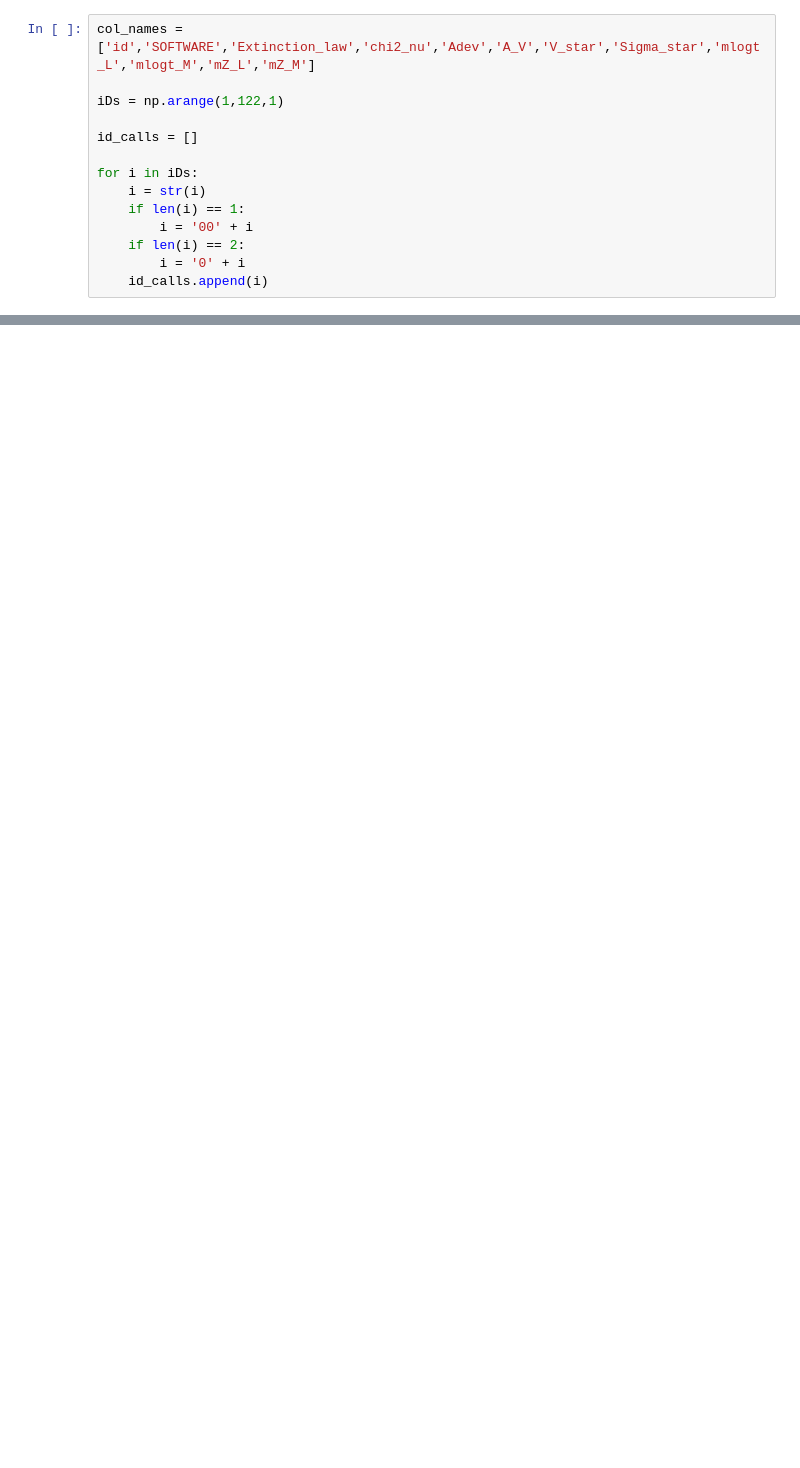
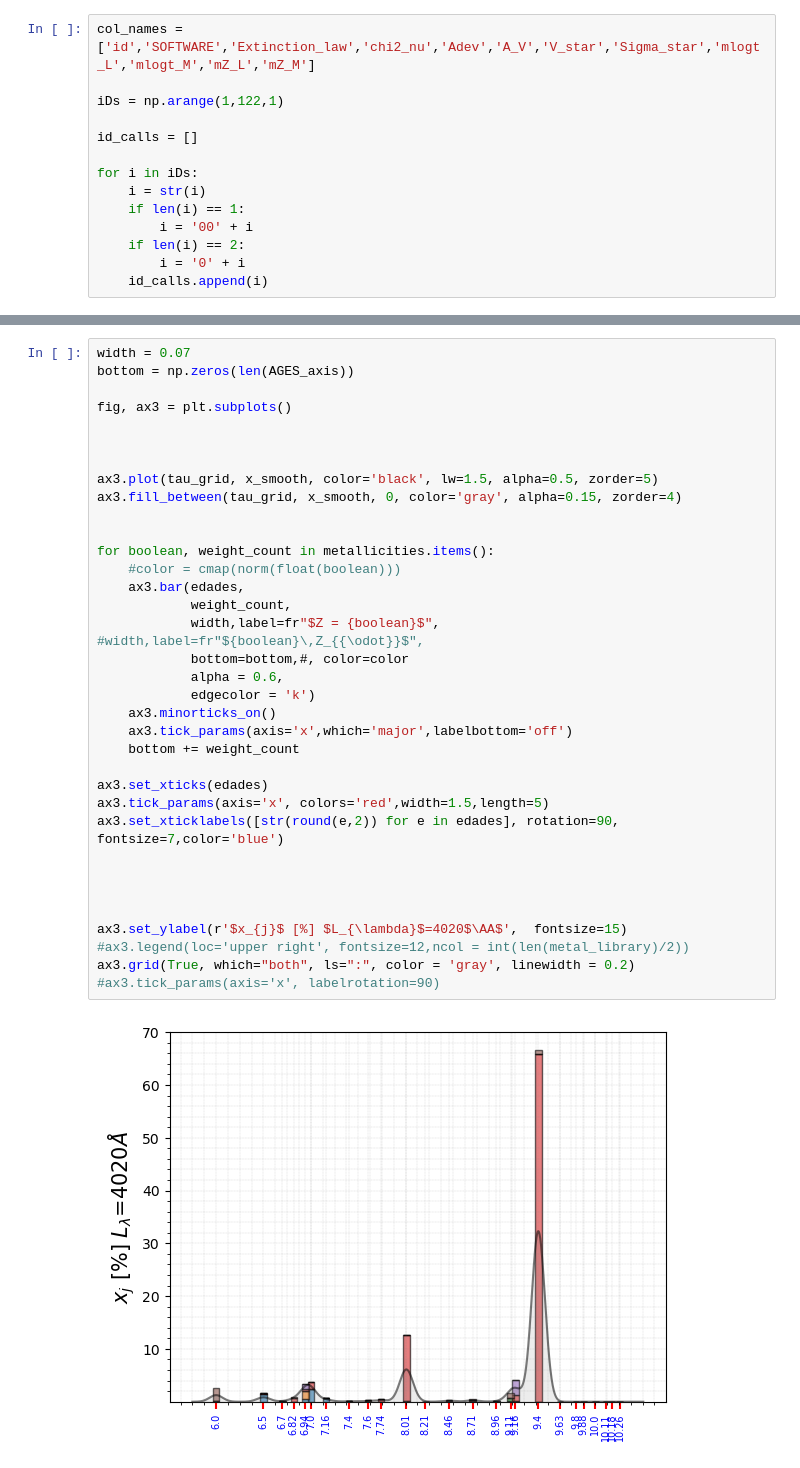
Before and after one commit to hol1m4n/HIIGalaxies, a Jupyter notebook: SPS/SPAnalysis.ipynb, the cells around one changed output, grey strips where cells are left out. Drawn from its saved outputs; the diff is of its cells as text; blank space fills up the shorter version.

```diff
--- a/SPS/SPAnalysis.ipynb
+++ b/SPS/SPAnalysis.ipynb
@@ -1446,0 +2135,37 @@ print(spec_header['VDSYSGAL'])
+# %%
+width = 0.07
+bottom = np.zeros(len(AGES_axis))
+
+fig, ax3 = plt.subplots()
+
+
+
+ax3.plot(tau_grid, x_smooth, color='black', lw=1.5, alpha=0.5, zorder=5)
+ax3.fill_between(tau_grid, x_smooth, 0, color='gray', alpha=0.15, zorder=4)
+
+
+for boolean, weight_count in metallicities.items():
+    #color = cmap(norm(float(boolean)))
+    ax3.bar(edades,
+            weight_count,
+            width,label=fr"$Z = {boolean}$", #width,label=fr"${boolean}\,Z_{{\odot}}$",
+            bottom=bottom,#, color=color
+            alpha = 0.6,
+            edgecolor = 'k')
+    ax3.minorticks_on()
+    ax3.tick_params(axis='x',which='major',labelbottom='off')
+    bottom += weight_count
+
+ax3.set_xticks(edades)
+ax3.tick_params(axis='x', colors='red',width=1.5,length=5)
+ax3.set_xticklabels([str(round(e,2)) for e in edades], rotation=90, fontsize=7,color='blue')
+
+
+
+
+ax3.set_ylabel(r'$x_{j}$ [%] $L_{\lambda}$=4020$\AA$',  fontsize=15)
+#ax3.legend(loc='upper right', fontsize=12,ncol = int(len(metal_library)/2))
+ax3.grid(True, which="both", ls=":", color = 'gray', linewidth = 0.2)
+#ax3.tick_params(axis='x', labelrotation=90)
+# %% [output]
+[figure, added]
```
Also changed, not shown: parts of 18 cells of this notebook.
